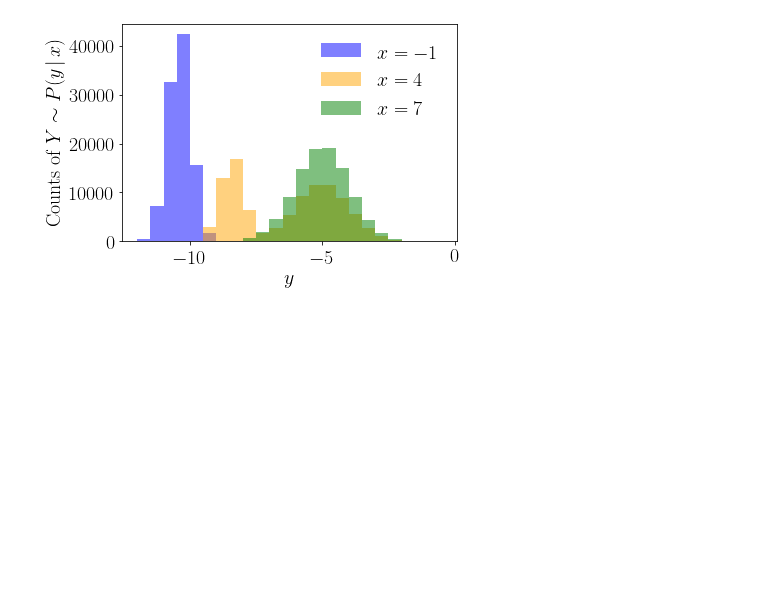
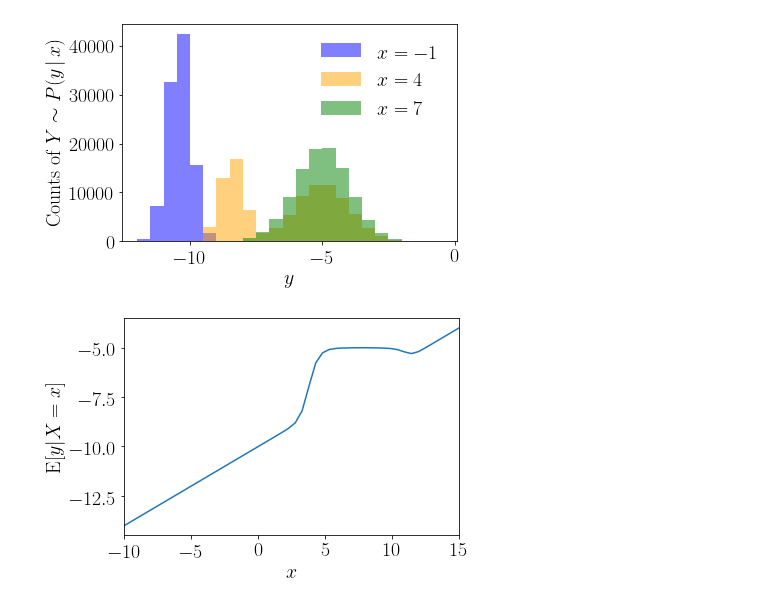
Before and after one commit to tmcclintock/ConditionalGMM, a Jupyter notebook: notebooks/Conditional PDFs of a GMM.ipynb, the cells around one changed output. Saved outputs shown, nothing was run; the diff lists cells and outputs as text; code cells hidden in the pictures; blank space fills up the shorter version.

Commit message:
Made a figure showing the conditional mean.

```diff
--- a/notebooks/Conditional PDFs of a GMM.ipynb
+++ b/notebooks/Conditional PDFs of a GMM.ipynb
@@ -99,3 +99,16 @@ plt.legend(frameon=False)
 plt.savefig("figures/hist_2comps.png", dpi=300, bbox_inches="tight");
 # %% [output]
 [figure]
+# %%
+#Conditional means
+x_obs = np.linspace(-10, 15)
+y_mean = np.zeros_like(x_obs)
+for i, x in enumerate(x_obs):
+    y_mean[i] = cGMM.conditional_mean([x])
+plt.plot(x_obs, y_mean)
+plt.xlim(min(x_obs), max(x_obs))
+plt.xlabel(r"$x$")
+plt.ylabel(r"${\rm E}[y|X=x]$")
+plt.savefig("figures/conditional_means_2comps.png", dpi=300, bbox_inches="tight");
+# %% [output]
+[figure, added]
```
Also changed, not shown: 2 other files.
